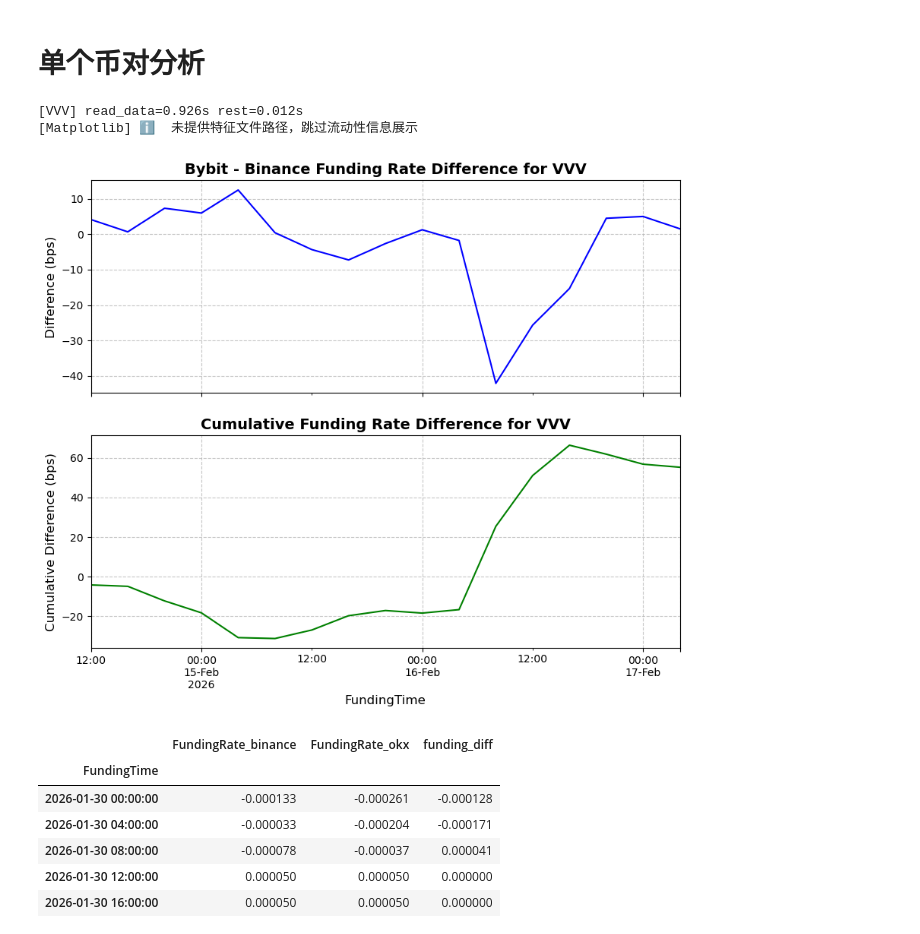
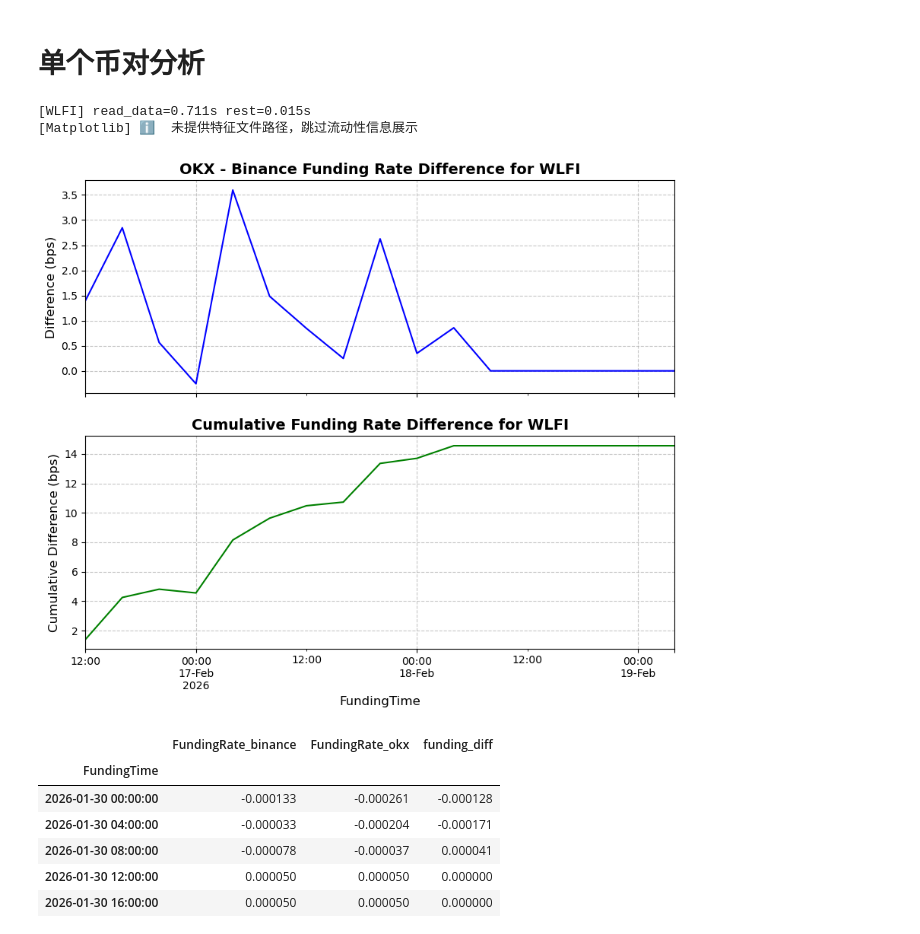
Before and after one commit to 5raymaizi/obentech-cf, a Jupyter notebook: 测试加速资金费率.ipynb, the cells around one changed output. Cells and saved outputs as stored; diff of their text form; code cells hidden in the pictures.

```diff
--- a/测试加速资金费率.ipynb
+++ b/测试加速资金费率.ipynb
@@ -59,11 +58,11 @@ Processed ENA in 0.85 seconds.
 # %% [markdown]
 # 单个币对分析
 # %%
-results = analyze_funding_rate_diff_v2(symbol='VVV', last_time=pd.to_datetime('2026-02-17 08:15:00'), lookback_window=3, isPlotMatplotlib=True, features_csv_path ='',mode = 'BN-BYBIT' )
+results = analyze_funding_rate_diff_v2(symbol='WLFI', last_time=pd.to_datetime('2026-02-19 08:15:00'), lookback_window=3, isPlotMatplotlib=True, features_csv_path ='',mode = 'BN-OKX' )
 # %% [output]
-[VVV] read_data=0.926s rest=0.012s
+[WLFI] read_data=0.711s rest=0.015s
 [Matplotlib] ℹ️  未提供特征文件路径，跳过流动性信息展示
-[figure, old version]
+[figure, new version]
 # %%
 results['funding_diff']
 # %% [output]
```
Also changed, not shown: parts of 1 cell of this notebook, 4 other files.
